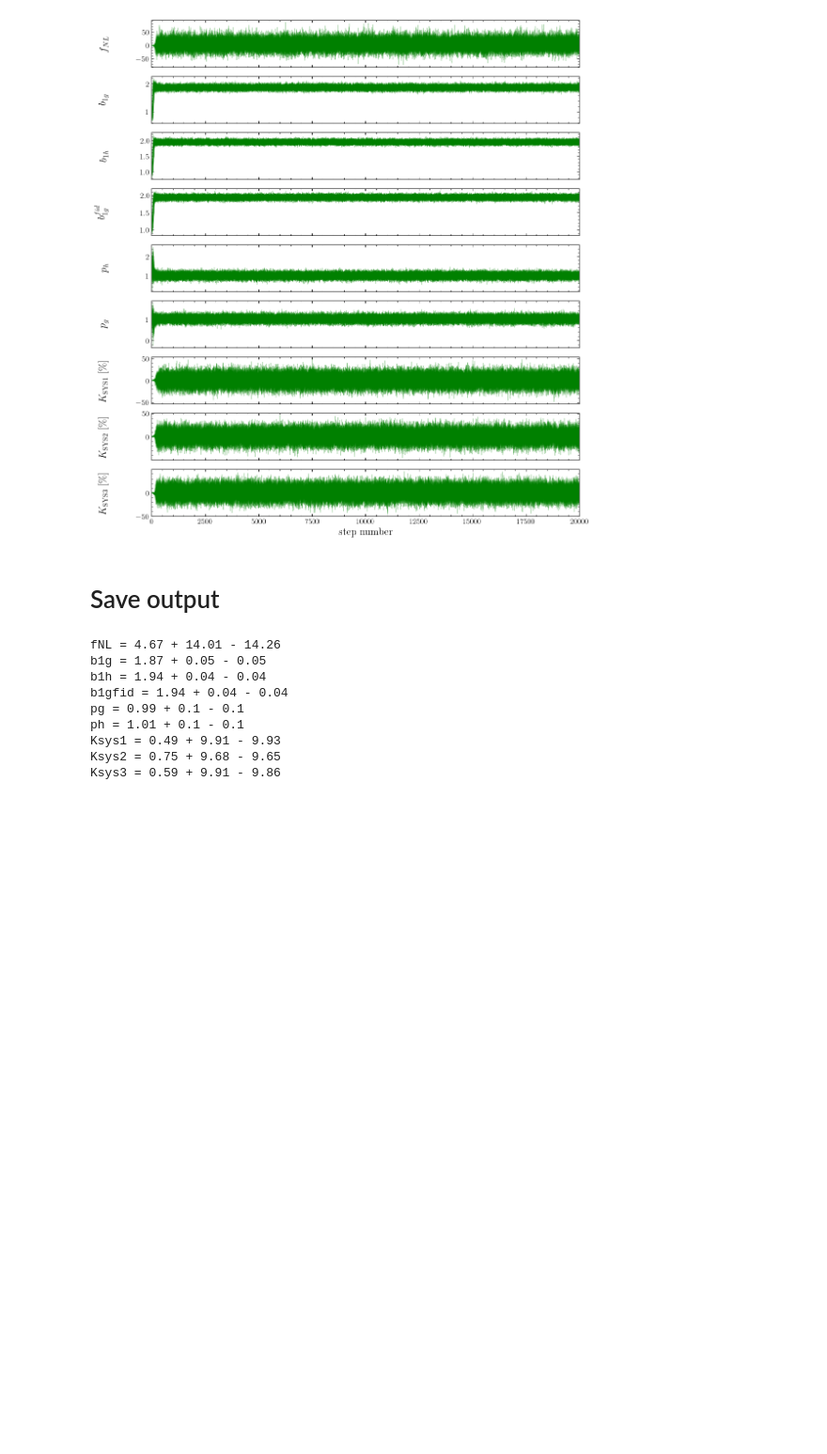
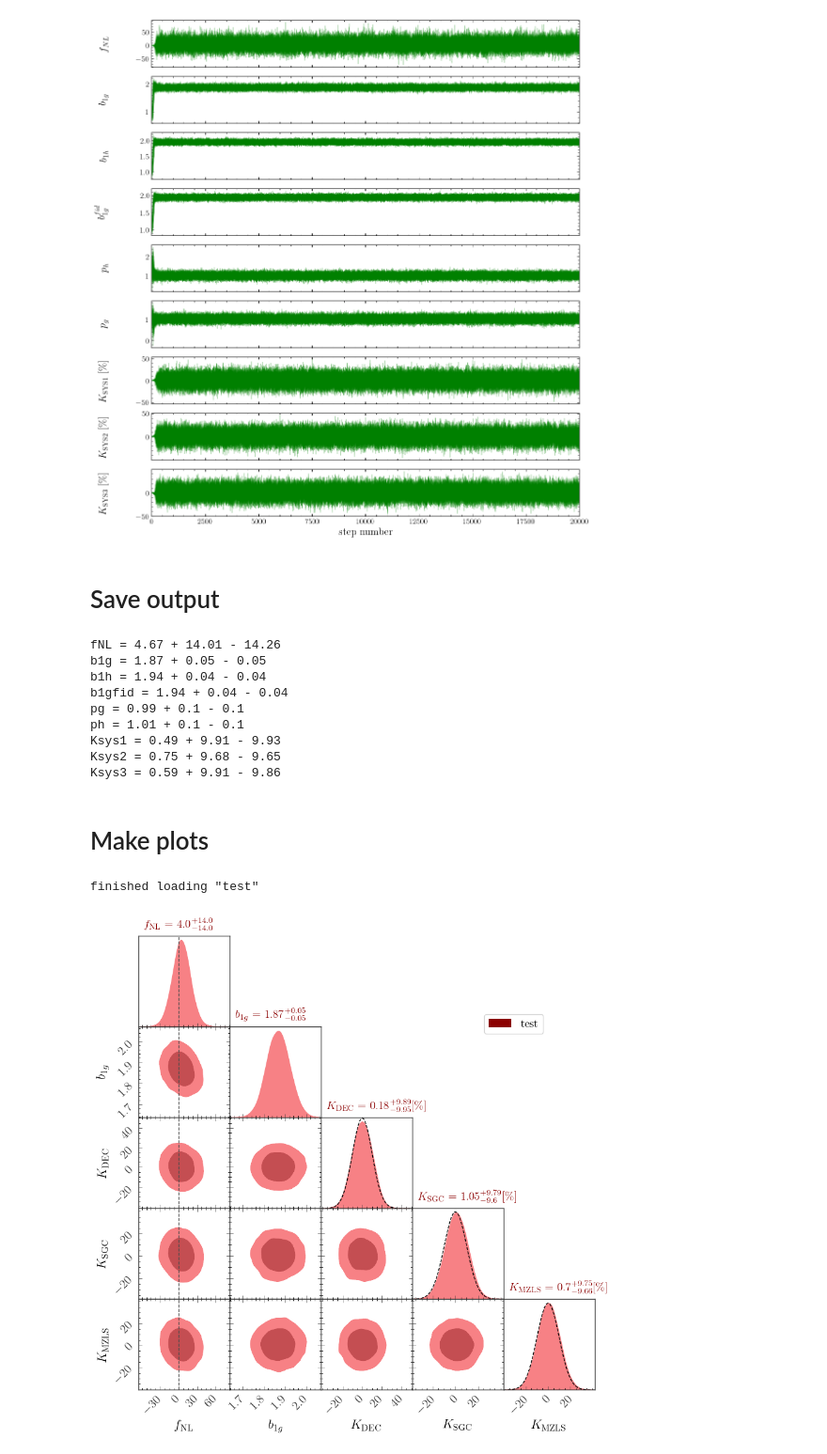
Before and after one commit to Hugh-Randall/MCMC_chain_code, a Jupyter notebook: example.ipynb, the cells around one changed output. Shown at 94% size. Cells and saved outputs as stored; diff of their text form; code cells hidden in the pictures; blank space fills up the shorter version.

Commit message:
added plotting

```diff
--- a/example.ipynb
+++ b/example.ipynb
@@ -68,3 +73,13 @@ ph = 1.01 + 0.1 - 0.1
 Ksys1 = 0.49 + 9.91 - 9.93
 Ksys2 = 0.75 + 9.68 - 9.65
 Ksys3 = 0.59 + 9.91 - 9.86
+# %% [markdown]
+# Make plots
+# %%
+testchain = chain('./outputs/testchain.txt', label='test')
+# %% [output]
+finished loading "test"
+# %%
+make_corner([testchain])
+# %% [output]
+[figure, added]
```
Also changed, not shown: parts of 3 cells of this notebook, 3 other files.
